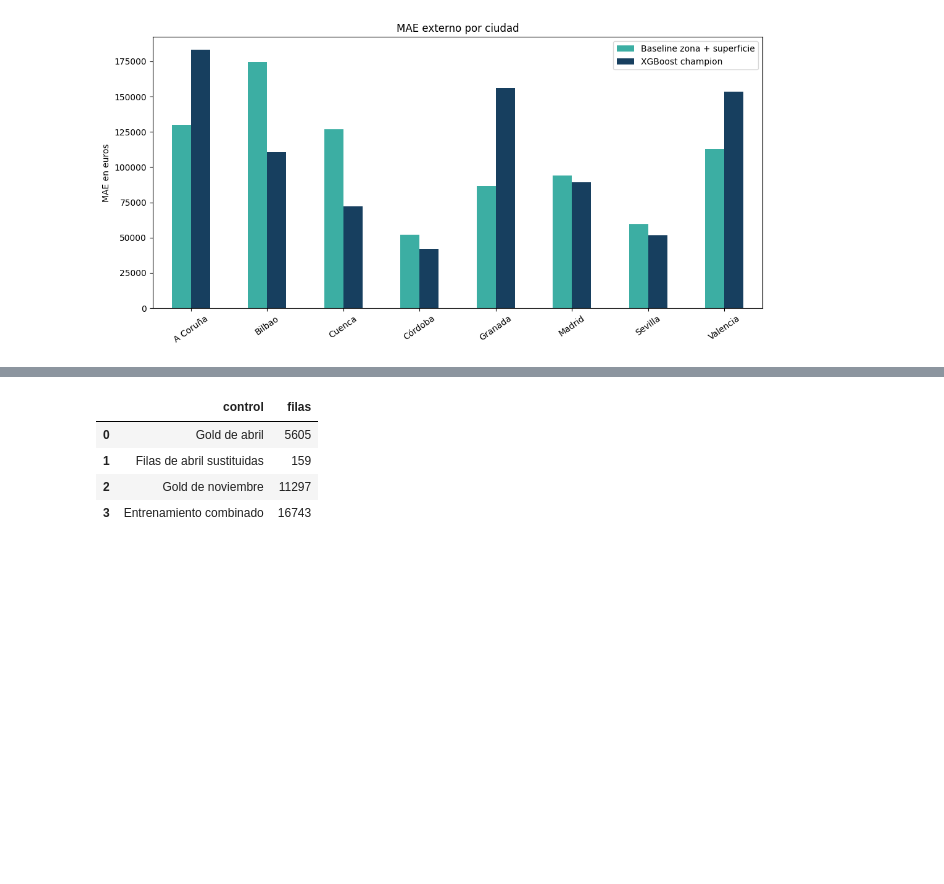
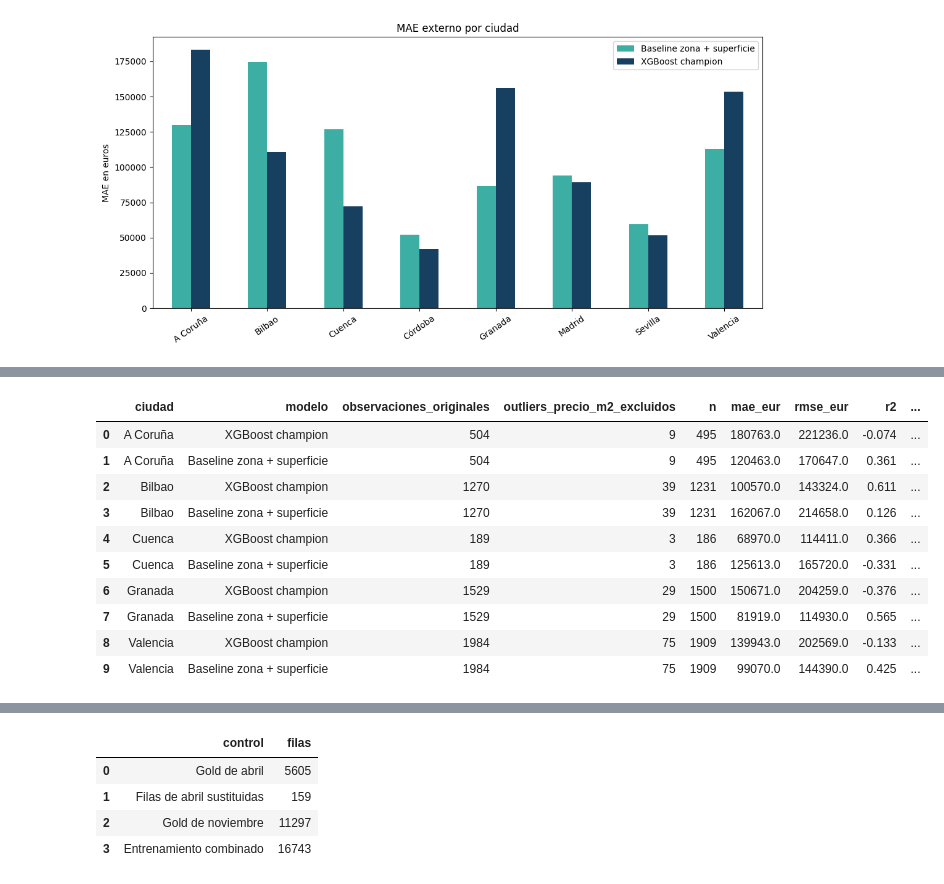
Before and after one commit to JOBdeini/TFM_Evolve_Abril_2026, a Jupyter notebook: notebooks/03b_validacion_externa_y_challenger.ipynb, the cells around one changed output, grey strips where cells are left out. Saved outputs shown, nothing was run; the diff lists cells and outputs as text; code cells hidden in the pictures; blank space fills up the shorter version.

```diff
--- a/notebooks/03b_validacion_externa_y_challenger.ipynb
+++ b/notebooks/03b_validacion_externa_y_challenger.ipynb
@@ -394,0 +401,75 @@ plt.show()
+# %%
+outlier_work = predictions.merge(
+    external_model_frame[['id_observacion', 'superficie_m2']],
+    on='id_observacion', how='left', validate='one_to_one'
+)
+outlier_work['precio_m2_observado'] = (
+    outlier_work[training.TARGET] / outlier_work['superficie_m2']
+)
+new_city_work = outlier_work.loc[
+    outlier_work['cobertura_geografica'].eq('ciudades_nuevas')
+].copy()
+
+def iqr_outlier_mask(frame: pd.DataFrame, column: str) -> pd.Series:
+    grouped = frame.groupby('origen_dataset')[column]
+    q1 = grouped.transform(lambda values: values.quantile(0.25))
+    q3 = grouped.transform(lambda values: values.quantile(0.75))
+    iqr = q3 - q1
+    return (frame[column] < q1 - 1.5 * iqr) | (frame[column] > q3 + 1.5 * iqr)
+
+new_city_work['outlier_precio_m2_iqr'] = iqr_outlier_mask(
+    new_city_work, 'precio_m2_observado'
+)
+new_city_work['outlier_precio_iqr'] = iqr_outlier_mask(
+    new_city_work, training.TARGET
+)
+
+outlier_scopes = {
+    'Sin filtro': new_city_work,
+    'Sin outliers de precio/m2 por ciudad': new_city_work.loc[
+        ~new_city_work['outlier_precio_m2_iqr']
+    ],
+    'Sin outliers de precio total por ciudad': new_city_work.loc[
+        ~new_city_work['outlier_precio_iqr']
+    ],
+}
+outlier_sensitivity_rows = []
+for scope, subset in outlier_scopes.items():
+    for model_name, column in {
+        'XGBoost champion': 'pred_xgboost_champion',
+        'Baseline zona + superficie': 'pred_baseline_zona_superficie',
+    }.items():
+        outlier_sensitivity_rows.append({
+            'filtro': scope,
+            'modelo': model_name,
+            'observaciones': int(len(subset)),
+            'observaciones_excluidas': int(len(new_city_work) - len(subset)),
+            **regression_metrics(subset, column),
+        })
+outlier_sensitivity = pd.DataFrame(outlier_sensitivity_rows)
+
+city_outlier_rows = []
+for city, city_subset in new_city_work.groupby('origen_dataset'):
+    clean_subset = city_subset.loc[~city_subset['outlier_precio_m2_iqr']]
+    for model_name, column in {
+        'XGBoost champion': 'pred_xgboost_champion',
+        'Baseline zona + superficie': 'pred_baseline_zona_superficie',
+    }.items():
+        city_outlier_rows.append({
+            'ciudad': city,
+            'modelo': model_name,
+            'observaciones_originales': int(len(city_subset)),
+            'outliers_precio_m2_excluidos': int(city_subset['outlier_precio_m2_iqr'].sum()),
+            **regression_metrics(clean_subset, column),
+        })
+outlier_sensitivity_by_city = pd.DataFrame(city_outlier_rows)
+
+display(outlier_sensitivity.round({'mae_eur': 0, 'rmse_eur': 0, 'r2': 3, 'mape_pct': 2}))
+display(outlier_sensitivity_by_city.round({'mae_eur': 0, 'rmse_eur': 0, 'r2': 3, 'mape_pct': 2}))
+display(
+    new_city_work['nivel_baseline']
+    .value_counts(dropna=False)
+    .rename_axis('nivel_baseline_ciudades_nuevas')
+    .reset_index(name='observaciones')
+)
+# %% [output]
@@ -394,0 +483,11 @@ plt.show()
+|  | ciudad | modelo | observaciones_originales | outliers_precio_m2_excluidos | n | mae_eur | rmse_eur | r2 | ... |
+| 0 | A Coruña | XGBoost champion | 504 | 9 | 495 | 180763.0 | 221236.0 | -0.074 | ... |
+| 1 | A Coruña | Baseline zona + superficie | 504 | 9 | 495 | 120463.0 | 170647.0 | 0.361 | ... |
+| 2 | Bilbao | XGBoost champion | 1270 | 39 | 1231 | 100570.0 | 143324.0 | 0.611 | ... |
+| 3 | Bilbao | Baseline zona + superficie | 1270 | 39 | 1231 | 162067.0 | 214658.0 | 0.126 | ... |
+| 4 | Cuenca | XGBoost champion | 189 | 3 | 186 | 68970.0 | 114411.0 | 0.366 | ... |
+| 5 | Cuenca | Baseline zona + superficie | 189 | 3 | 186 | 125613.0 | 165720.0 | -0.331 | ... |
+| 6 | Granada | XGBoost champion | 1529 | 29 | 1500 | 150671.0 | 204259.0 | -0.376 | ... |
+| 7 | Granada | Baseline zona + superficie | 1529 | 29 | 1500 | 81919.0 | 114930.0 | 0.565 | ... |
+| 8 | Valencia | XGBoost champion | 1984 | 75 | 1909 | 139943.0 | 202569.0 | -0.133 | ... |
+| 9 | Valencia | Baseline zona + superficie | 1984 | 75 | 1909 | 99070.0 | 144390.0 | 0.425 | ... |
```
Also changed, not shown: parts of 6 cells of this notebook, 7 other files.
